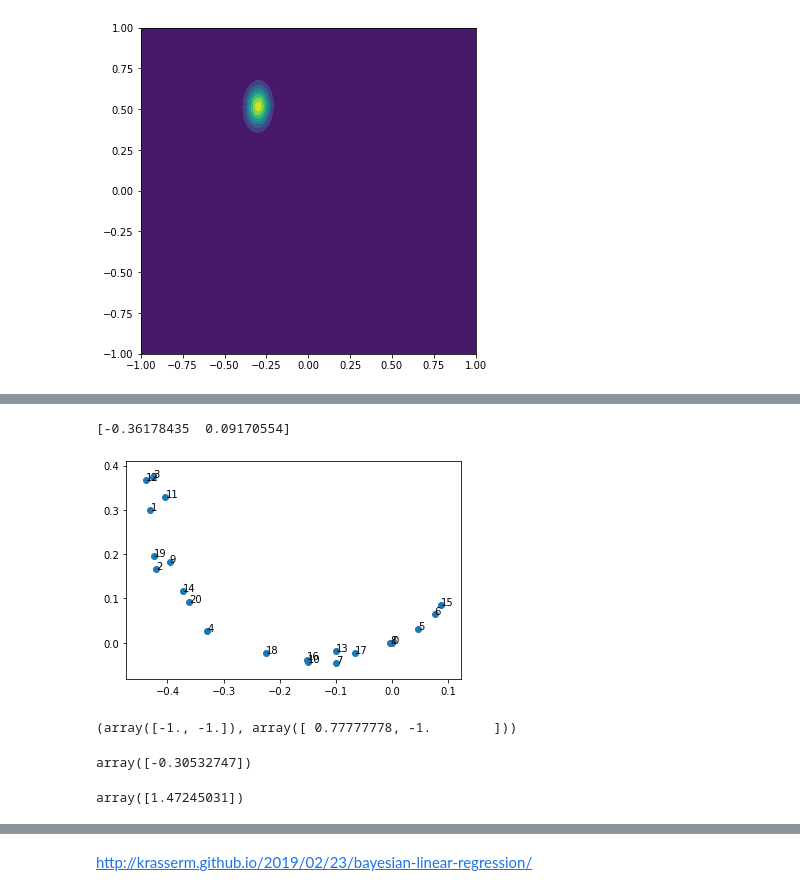
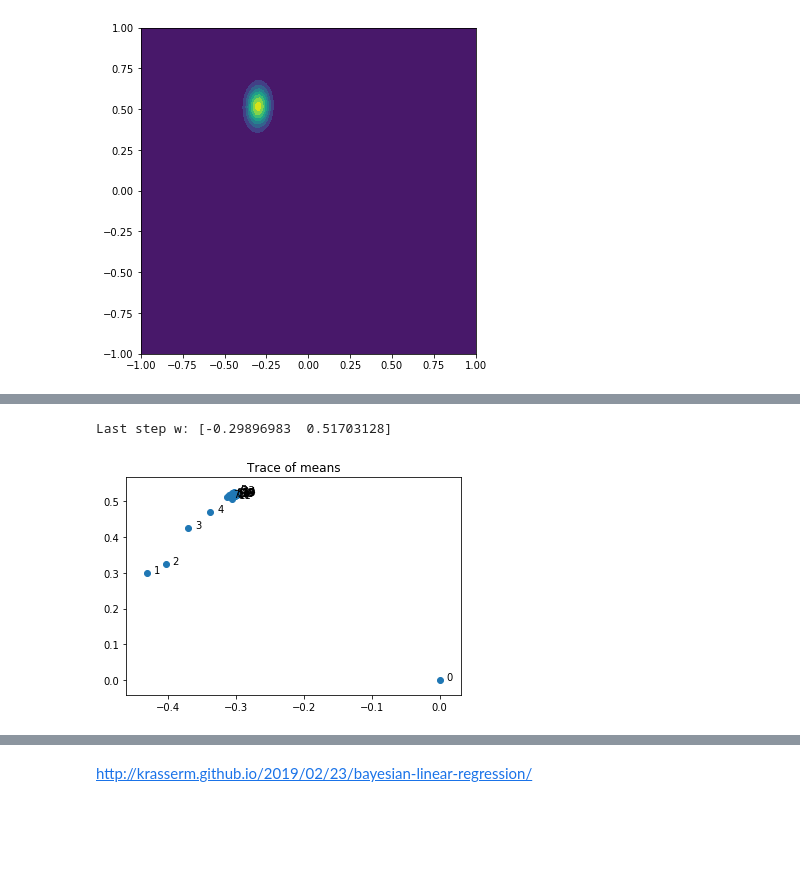
Before and after one commit to simonjisu/prml_study, a Jupyter notebook: notebooks/chapter-3/Linear Regression.ipynb, the cells around one changed output, grey strips where cells are left out. Saved outputs shown, nothing was run; the diff lists cells and outputs as text; code cells hidden in the pictures; blank space fills up the shorter version.

```diff
--- a/notebooks/chapter-3/Linear Regression.ipynb
+++ b/notebooks/chapter-3/Linear Regression.ipynb
@@ -310,0 +320,15 @@ array([[-0.19911014,  1.23351434],
+# %%
+fig, axes = plt.subplots(2, 3, figsize=(16, 8))
+for i, ax in zip(steps, axes.flatten()):
+    if likelihoods[i] is not None:
+        ax.contourf(wx, wy, likelihoods[i])
+        ax.scatter(*a, c="w", marker="+")
+#         ax.scatter(*w_mles[i], c="w", marker="o", facecolors="none", edgecolors="w")
+        ax.set_xlabel("$w_0$")
+        ax.set_ylabel("$w_1$")
+        ax.set_title(f"Step: {i} / used {i} datas")
+    else:
+        ax.annotate("No Data", (0.5, 0.5))
+        ax.axis("off")
+plt.tight_layout()
+plt.show()
@@ -317,11 +345,13 @@ cov_prior = alpha**(-1) * np.eye(2)
 
 ws = np.linspace(-1, 1, 100)
 wx, wy = np.meshgrid(ws, ws)
-W = np.dstack([wx, wy])[:, :, np.newaxis]
+W = np.dstack([wx, wy])
 
 prior_g = Gaussian(W, mean=mean_prior, cov=cov_prior)
 
 his = {
+    "xs": [None],
+    "ts": [None],
     "mean": [mean_prior],
     "cov": [cov_prior],
     "g": [prior_g],
@@ -330,20 +360,19 @@ his = {
 
 mean = mean_prior
 cov = cov_prior
-for step, (x_i, t_i) in enumerate(zip(x, t)):
-    x_i = np.array([x_i])
-    t_i = np.array([t_i])
-
-    cov = Posterior_cov(x_i, alpha, beta)
-    mean = Posterior_mu(x_i, cov, t_i, alpha, beta)
+for i in range(N):
+    xs = x[:(i+1)]
+    ts = t[:(i+1)]
+    cov = Posterior_cov(xs, alpha, beta)
+    mean = Posterior_mu(xs, cov, ts, alpha, beta)
     posterior_g = Gaussian(W, mean=mean, cov=cov)
 
-    likelihood = get_likelihood_all_W(x_i, W)
+#     likelihood = get_likelihood_all_W(xs, W, ts, beta, log=False)
+    likelihood = get_likelihood_all_W(xs[-1:], W, ts[-1:], beta, log=False)
 
+    his["xs"].append(xs)
+    his["ts"].append(ts)
     his["mean"].append(mean)
     his["cov"].append(cov)
     his["g"].append(posterior_g)
     his["likelihood"].append(likelihood)
-
-    # sample from mean & cov
-    # w_sample = np.random.multivariate_normal(mean, cov, size=5)
@@ -350,13 +425,12 @@ for step, (x_i, t_i) in enumerate(zip(x, t)):
 # %%
 fig, ax = plt.subplots(1, 1)
 ms = np.vstack(his["mean"])
 
 ax.scatter(ms[:, 0], ms[:, 1])
 for i, a in enumerate(ms):
-    plt.annotate(str(i), (a[0], a[1]))
-# ax.set_xlim(-1, 1)
-# ax.set_ylim(-1, 1)
-print(ms[-1])
+    ax.annotate(str(i), (a[0]+0.01, a[1]))
+    ax.set_title("Trace of means")
+print("Last step w:", ms[-1])
 # %% [output]
-[-0.36178435  0.09170554]
+Last step w: [-0.29896983  0.51703128]
-[figure, old version]
+[figure, new version]
@@ -374,12 +436,0 @@ likelihood = get_likelihood_all_W(x_i, W)
-# %%
-np.squeeze(W)[0, 0], np.squeeze(W)[0, 88]
-# %% [output]
-(array([-1., -1.]), array([ 0.77777778, -1.        ]))
-# %%
-model_function(x_i, np.squeeze(W)[0, 0])
-# %% [output]
-array([-0.30532747])
-# %%
-model_function(x_i, np.squeeze(W)[0, 88])
-# %% [output]
-array([1.47245031])
```
Also changed, not shown: parts of 32 cells of this notebook.
